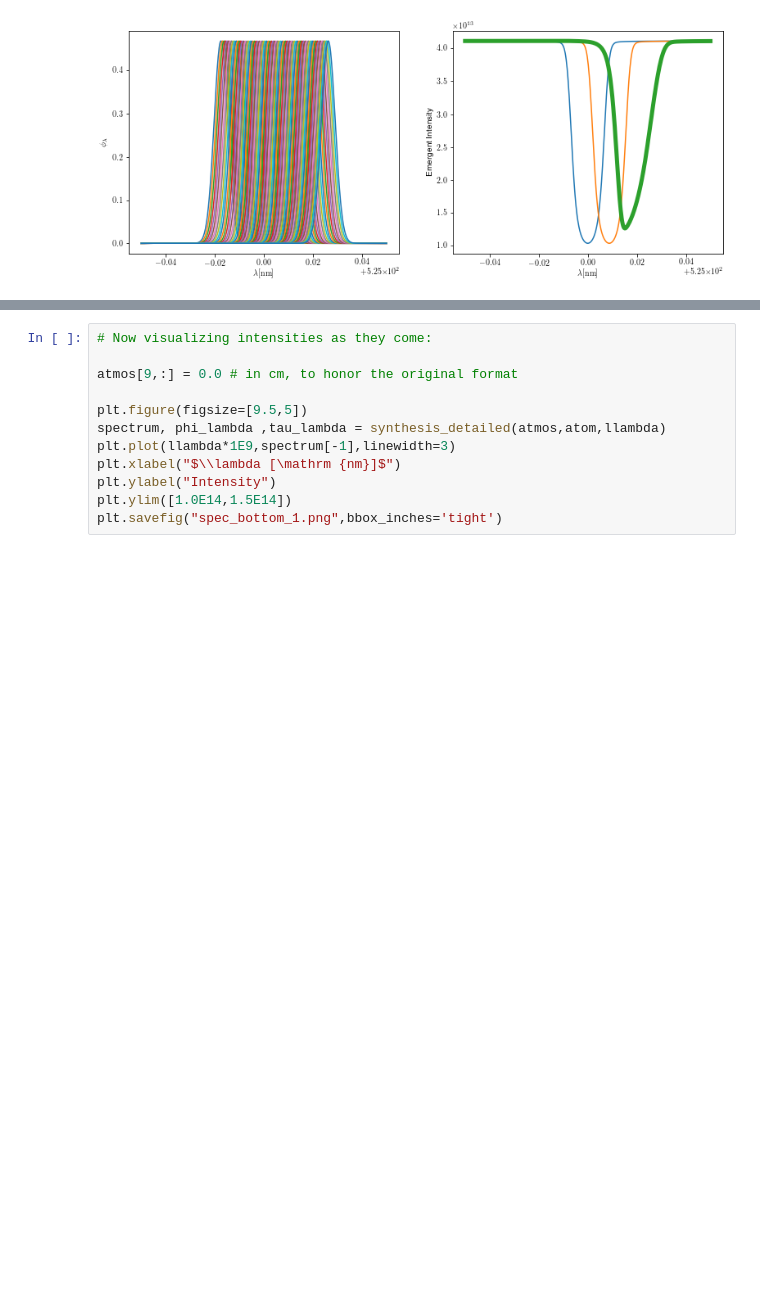
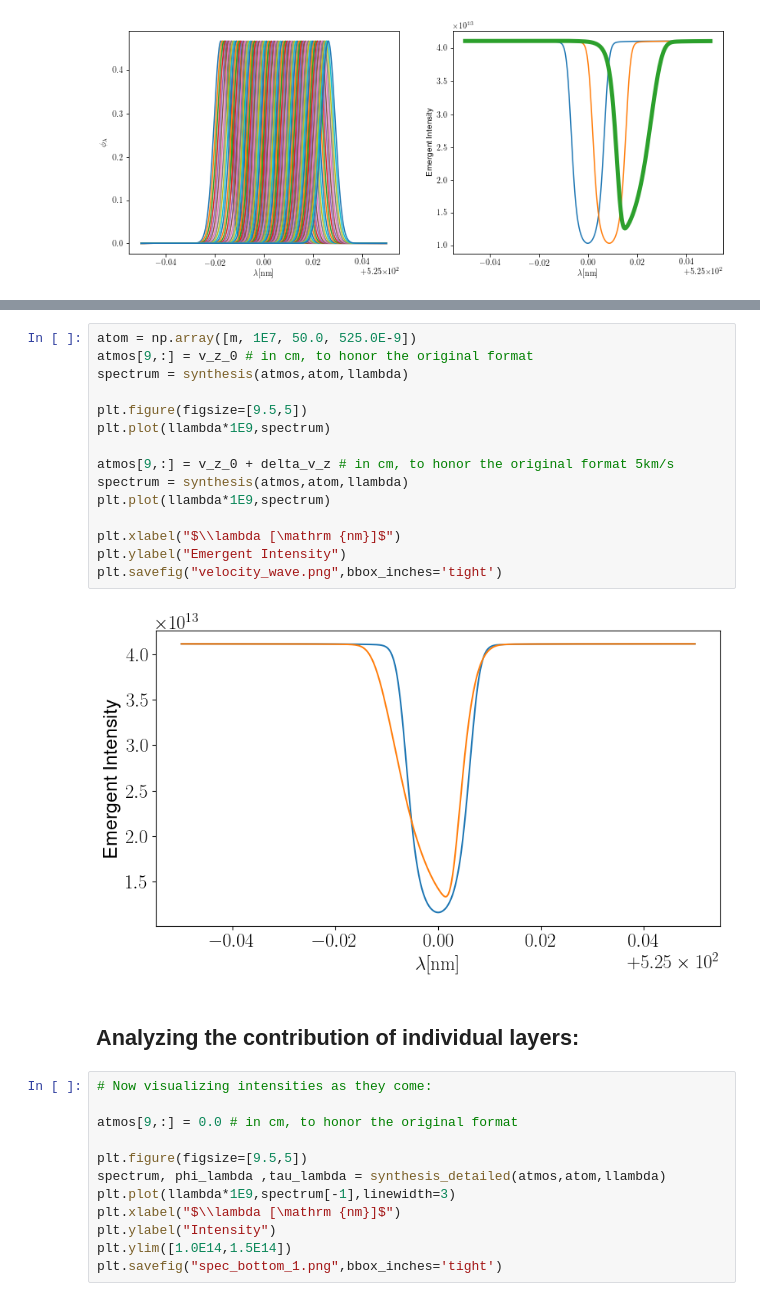
Before and after one commit to ivanzmilic/collage, a Jupyter notebook: Hands_on_1_spectrum_synthesis_extended.ipynb, the cells around one changed output, grey strips where cells are left out. Drawn from its saved outputs; the diff is of its cells as text; blank space fills up the shorter version.

```diff
--- a/Hands_on_1_spectrum_synthesis_extended.ipynb
+++ b/Hands_on_1_spectrum_synthesis_extended.ipynb
@@ -614,3 +630,22 @@ plt.savefig("velocity_grad_prof.png",bbox_inches='tight')
+# %%
+atom = np.array([m, 1E7, 50.0, 525.0E-9])
+atmos[9,:] = v_z_0 # in cm, to honor the original format
+spectrum = synthesis(atmos,atom,llambda)
+
+plt.figure(figsize=[9.5,5])
+plt.plot(llambda*1E9,spectrum)
+
+atmos[9,:] = v_z_0 + delta_v_z # in cm, to honor the original format 5km/s
+spectrum = synthesis(atmos,atom,llambda)
+plt.plot(llambda*1E9,spectrum)
+
+plt.xlabel("$\\lambda [\mathrm {nm}]$")
+plt.ylabel("Emergent Intensity")
+plt.savefig("velocity_wave.png",bbox_inches='tight')
+# %% [output]
+[figure, added]
+# %% [markdown]
+## Analyzing the contribution of individual layers:
 # %%
 # Now visualizing intensities as they come:
 
```
Also changed, not shown: parts of 15 cells of this notebook, 1 other file.
